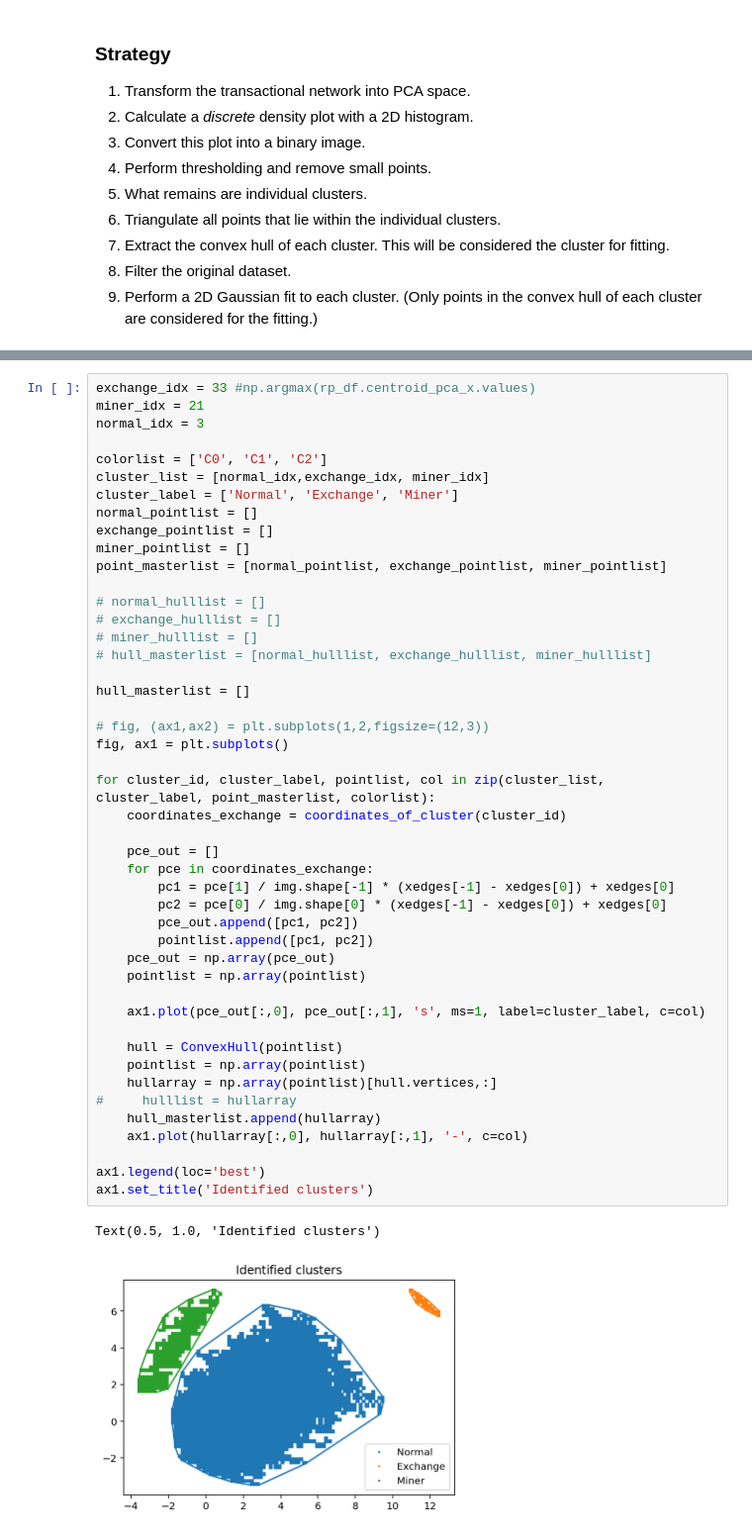
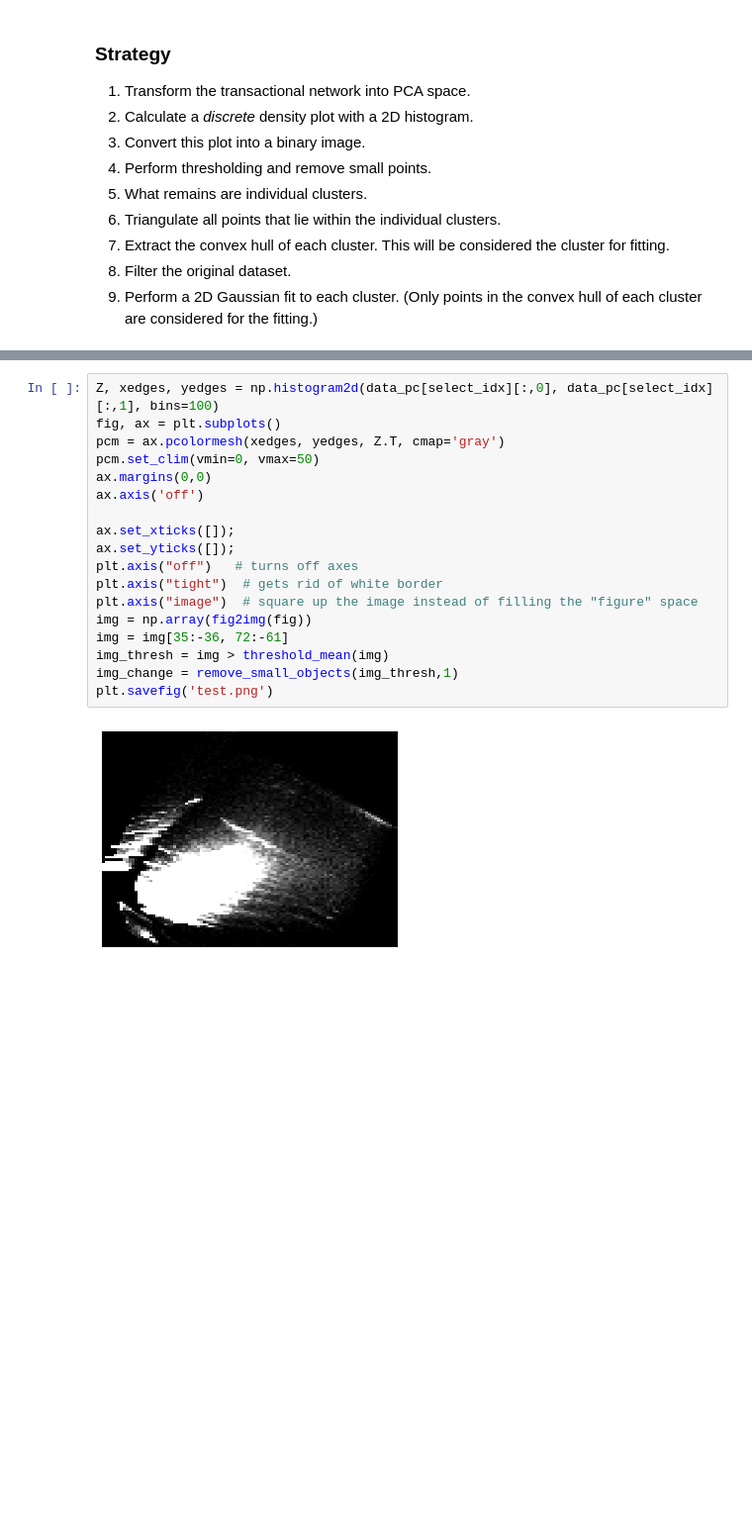
Before and after one commit to beng-starboard/transaction-flow, a Jupyter notebook: notebooks/Probabilistic archetype inference.ipynb, the cells around one changed output, grey strips where cells are left out. Shown: that part at 99% size. Cells and saved outputs as stored; diff of their text form; blank space fills up the shorter version.

```diff
--- a/notebooks/Probabilistic archetype inference.ipynb
+++ b/notebooks/Probabilistic archetype inference.ipynb
@@ -229,49 +180,20 @@ Text(0, 0.5, 'Principal component 2')
-# %%
-exchange_idx = 33 #np.argmax(rp_df.centroid_pca_x.values)
-miner_idx = 21
-normal_idx = 3
-
-colorlist = ['C0', 'C1', 'C2']
-cluster_list = [normal_idx,exchange_idx, miner_idx]
-cluster_label = ['Normal', 'Exchange', 'Miner']
-normal_pointlist = []
-exchange_pointlist = []
-miner_pointlist = []
-point_masterlist = [normal_pointlist, exchange_pointlist, miner_pointlist]
-
-# normal_hulllist = []
-# exchange_hulllist = []
-# miner_hulllist = []
-# hull_masterlist = [normal_hulllist, exchange_hulllist, miner_hulllist]
-
-hull_masterlist = []
-
-# fig, (ax1,ax2) = plt.subplots(1,2,figsize=(12,3))
-fig, ax1 = plt.subplots()
-
-for cluster_id, cluster_label, pointlist, col in zip(cluster_list, cluster_label, point_masterlist, colorlist):
-    coordinates_exchange = coordinates_of_cluster(cluster_id)
-
-    pce_out = []
-    for pce in coordinates_exchange:
-        pc1 = pce[1] / img.shape[-1] * (xedges[-1] - xedges[0]) + xedges[0]
-        pc2 = pce[0] / img.shape[0] * (xedges[-1] - xedges[0]) + xedges[0]
-        pce_out.append([pc1, pc2])
-        pointlist.append([pc1, pc2])
-    pce_out = np.array(pce_out)
-    pointlist = np.array(pointlist)
-
-    ax1.plot(pce_out[:,0], pce_out[:,1], 's', ms=1, label=cluster_label, c=col)
-
-    hull = ConvexHull(pointlist)
-    pointlist = np.array(pointlist)
-    hullarray = np.array(pointlist)[hull.vertices,:]
-#     hulllist = hullarray
-    hull_masterlist.append(hullarray)
-    ax1.plot(hullarray[:,0], hullarray[:,1], '-', c=col)
-
-ax1.legend(loc='best')
-ax1.set_title('Identified clusters')
-# %% [output]
-Text(0.5, 1.0, 'Identified clusters')
-[figure, removed]
+# %%
+Z, xedges, yedges = np.histogram2d(data_pc[select_idx][:,0], data_pc[select_idx][:,1], bins=100)
+fig, ax = plt.subplots()
+pcm = ax.pcolormesh(xedges, yedges, Z.T, cmap='gray')
+pcm.set_clim(vmin=0, vmax=50)
+ax.margins(0,0)
+ax.axis('off')
+
+ax.set_xticks([]);
+ax.set_yticks([]);
+plt.axis("off")   # turns off axes
+plt.axis("tight")  # gets rid of white border
+plt.axis("image")  # square up the image instead of filling the "figure" space
+img = np.array(fig2img(fig))
+img = img[35:-36, 72:-61]
+img_thresh = img > threshold_mean(img)
+img_change = remove_small_objects(img_thresh,1)
+plt.savefig('test.png')
+# %% [output]
+[figure, added]
```
Also changed, not shown: parts of 17 cells of this notebook.
